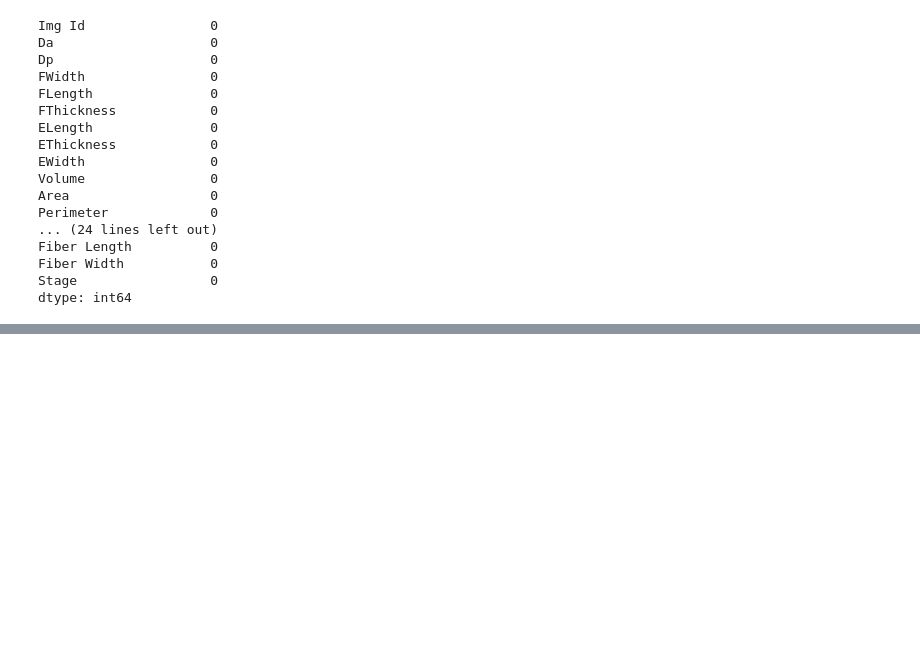
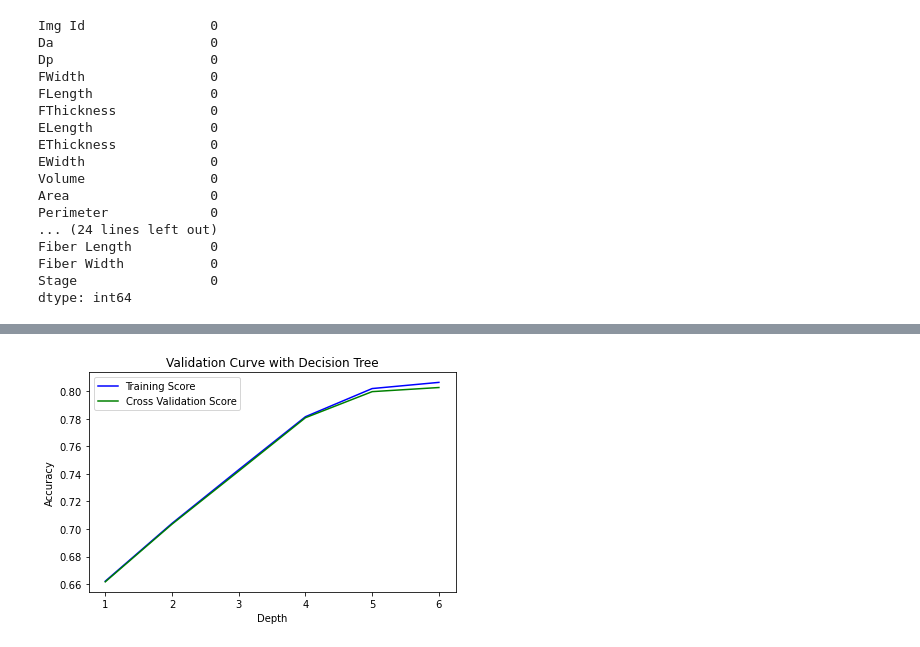
Before and after one commit to Applied-Machine-Learning-2022/microdebitage-ml-project, a Jupyter notebook: Obsidian_Model.ipynb, the cells around one changed output, grey strips where cells are left out. Saved outputs shown, nothing was run; the diff lists cells and outputs as text; code cells hidden in the pictures; blank space fills up the shorter version.

Commit message:
11/11/22 Model

```diff
--- a/Obsidian_Model.ipynb
+++ b/Obsidian_Model.ipynb
@@ -157,0 +200,45 @@ Accuracy:  0.8505909687847257
+# %%
+# evaluate decision tree performance on train and test sets with different tree depths
+from sklearn.tree import DecisionTreeClassifier
+from matplotlib import pyplot
+from sklearn.model_selection import validation_curve
+from sklearn.model_selection import cross_validate, ShuffleSplit
+
+# frac_list = []
+# acc_list_frac = []
+# for i in df.count():
+#   dt.fit(x_train, y_train)
+#   y_pred = dt.predict(x_test)
+#   acc = metrics.accuracy_score(y_test, y_pred)
+#   acc_list_frac.append(acc)
+#   frac_list.append(i)
+
+max_depth = [1,2,3,4,5,6]
+train_score, test_score = validation_curve(DecisionTreeClassifier(), x_train, y_train,
+                                       param_name = "max_depth",
+                                       param_range = max_depth,
+                                        cv = 10, scoring = "accuracy")
+
+# Calculating mean and standard deviation of training score
+mean_train_score = np.mean(train_score, axis = 1)
+std_train_score = np.std(train_score, axis = 1)
+
+# Calculating mean and standard deviation of testing score
+mean_test_score = np.mean(test_score, axis = 1)
+std_test_score = np.std(test_score, axis = 1)
+
+# Plot mean accuracy scores for training and testing scores
+plt.plot(max_depth, mean_train_score,
+     label = "Training Score", color = 'b')
+plt.plot(max_depth, mean_test_score,
+   label = "Cross Validation Score", color = 'g')
+
+# Creating the plot
+plt.title("Validation Curve with Decision Tree")
+plt.xlabel("Depth")
+plt.ylabel("Accuracy")
+plt.tight_layout()
+plt.legend(loc = 'best')
+plt.show()
+# %% [output]
+[figure, added]
```
Also changed, not shown: parts of 7 cells of this notebook, 3 other files.
